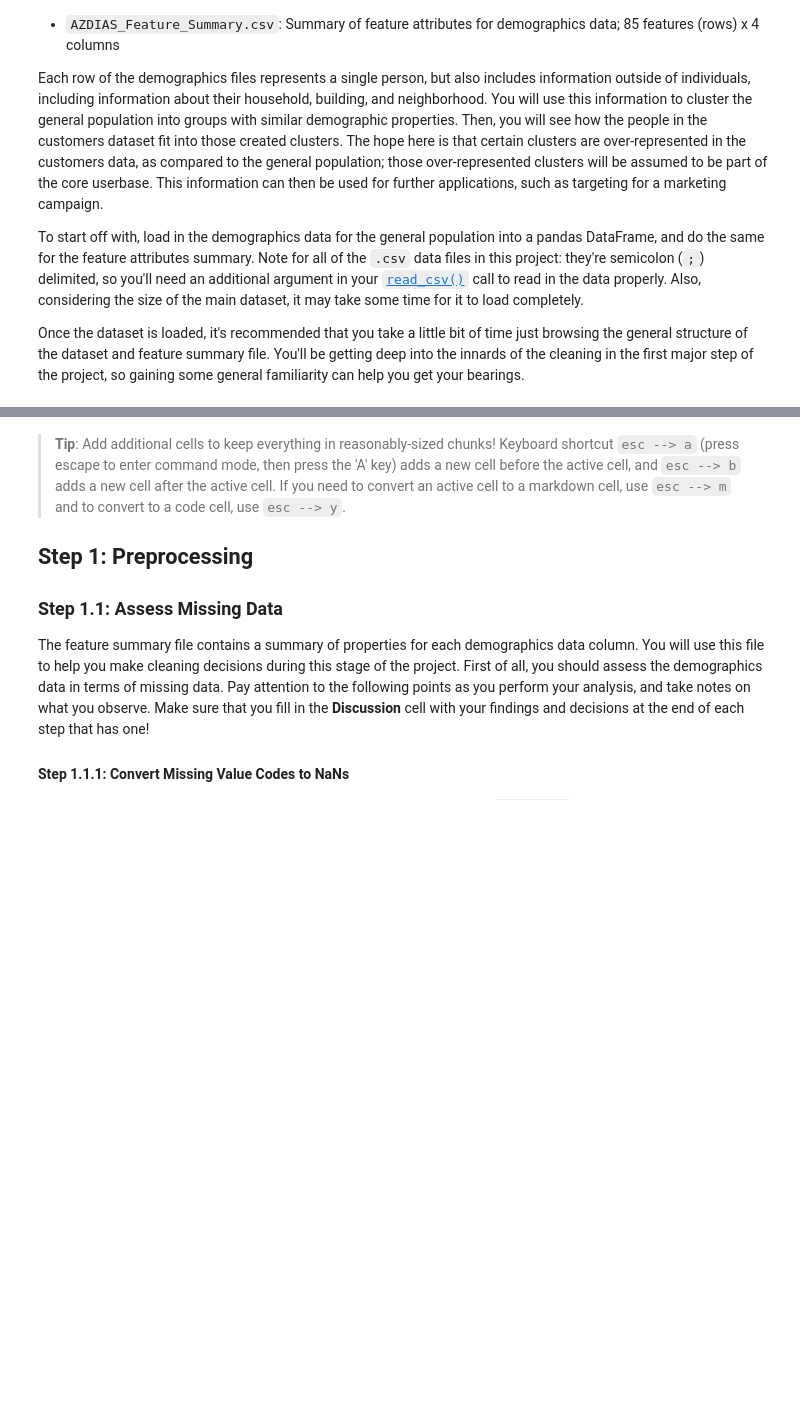
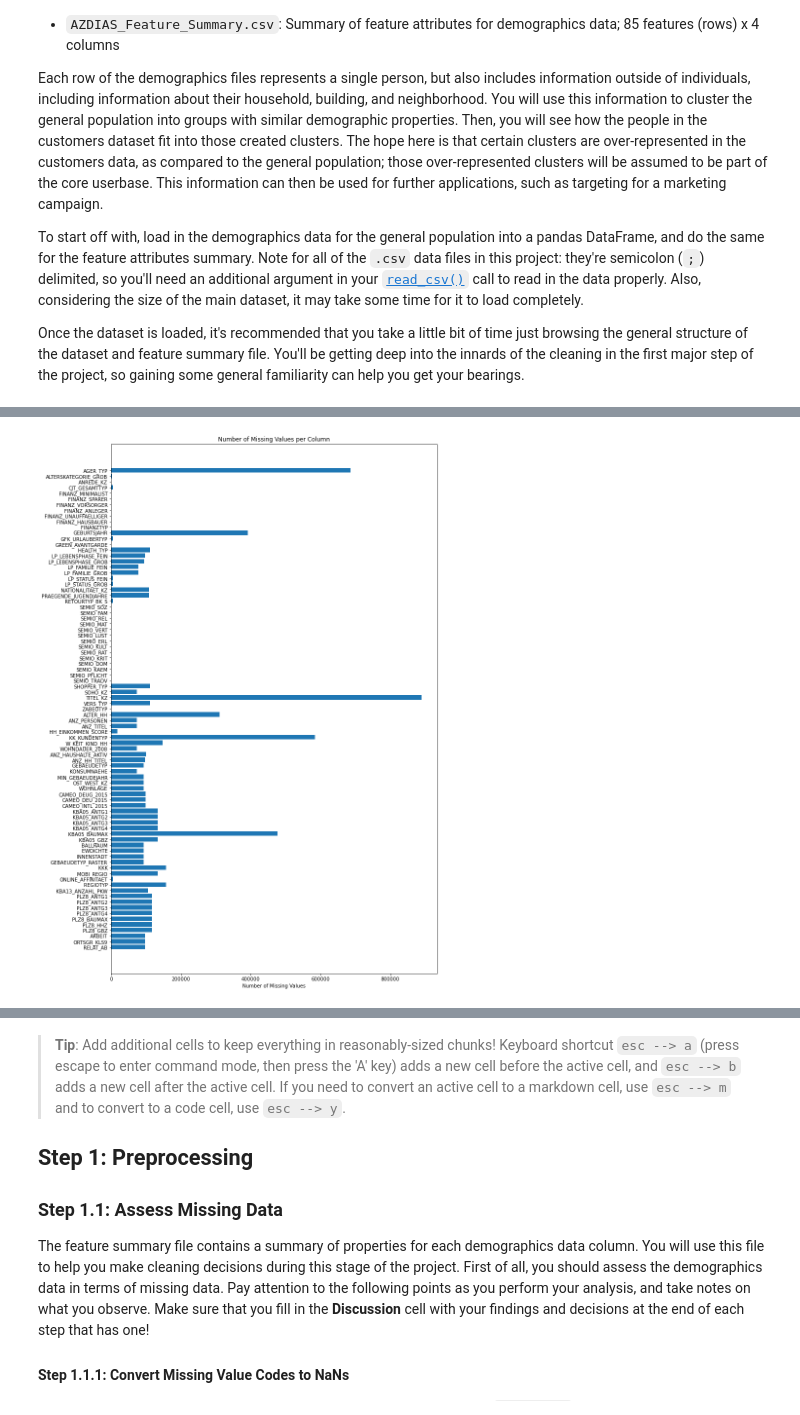
Before and after one commit to tom-itl/Machine_Learning, a Jupyter notebook: Identify_Customer_Segments.ipynb, the cells around one changed output, grey strips where cells are left out. Saved outputs shown, nothing was run; the diff lists cells and outputs as text; code cells hidden in the pictures; blank space fills up the shorter version.

```diff
--- a/Identify_Customer_Segments.ipynb
+++ b/Identify_Customer_Segments.ipynb
@@ -83,6 +76,6 @@ Lose 70.47 percent of rows if we just eliminate rows w/ NaN values.
-# %%
-sns.set(font_scale=1.5)
-g = sns.PairPlot(azdias)
-g.map_diag(plt.hist)
-g.map_offdiag(plt.scatter)
-g.add_legend()
+# %%
+for (column, data) in azdias.iteritems():
+    print('Column Name : ', column, end='')
+#     print('   Column Contents : ', data.values, end='')
+    print('   Data Length : ', len(data.values), end='')
+    print('   NaN Data Length : ', data.isna().sum())
@@ -88,0 +126,23 @@ g.add_legend()
+# %%
+missing_count = []
+col_names = []
+for column in azdias:
+    s = pd.Series(azdias[column])
+    missing_count.append(s.isna().sum())
+    col_names.append(column)
+#     print(column, end='')
+#     print(f'  Percent unknown values: {round(s[s.isna()].value_counts() / azdias.shape[0] * 100, 2)}')
+#     print(f'  Percent NaN values: {round(s.isna().sum() / azdias.shape[0] * 100, 2)}')
+
+plt.rcParams['figure.figsize'] = [12, 20]
+fig, ax = plt.subplots()
+y = range(0, len(missing_count))
+ax.barh(y, np.array(missing_count));
+# ax.barh(y, np.array(missing_count) / azdias.shape[0] * 100)
+ax.set_yticks(y)
+ax.set_yticklabels(col_names);
+ax.invert_yaxis()
+ax.set_xlabel('Number of Missing Values')
+ax.set_title('Number of Missing Values per Column');
+# %% [output]
+[figure, added]
```
Also changed, not shown: parts of 17 cells of this notebook.
